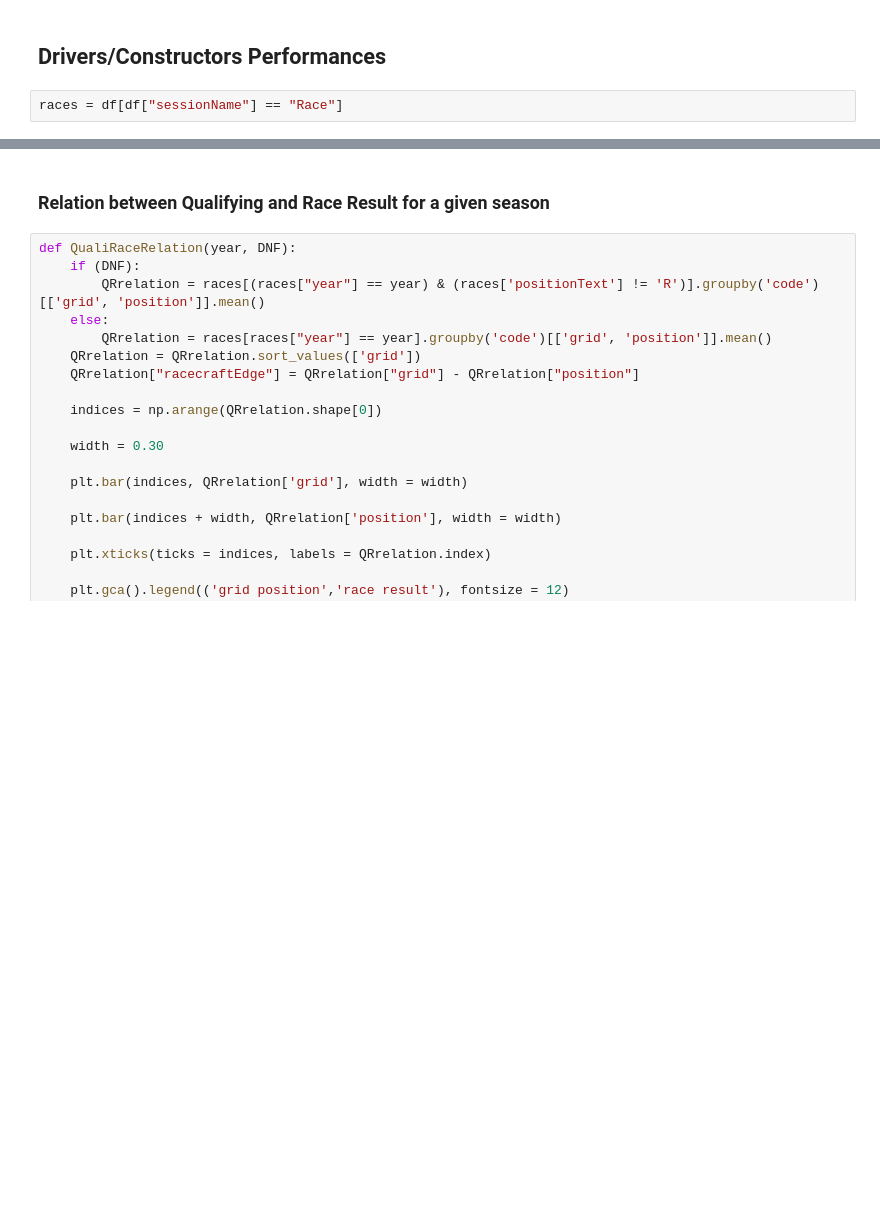
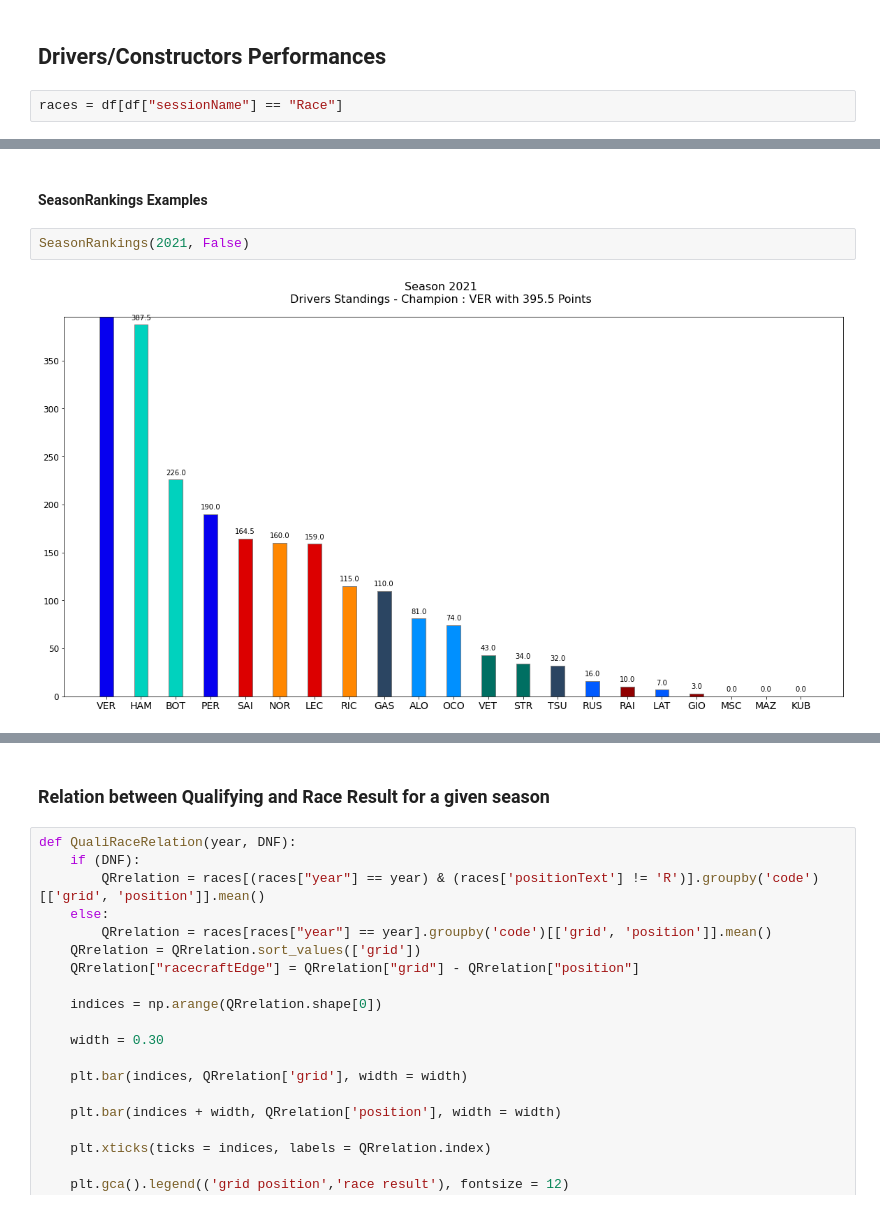
Before and after one commit to benptr/F1_ML_Prediction, a Jupyter notebook: ProjetF1_notebook/Visual analysis.ipynb, the cells around one changed output, grey strips where cells are left out. Drawn from its saved outputs; the diff is of its cells as text; blank space fills up the shorter version.

```diff
--- a/ProjetF1_notebook/Visual analysis.ipynb
+++ b/ProjetF1_notebook/Visual analysis.ipynb
@@ -405,0 +397,6 @@ SeasonRankings(2021, True)
+# %% [markdown]
+#### SeasonRankings Examples
+# %%
+SeasonRankings(2021, False)
+# %% [output]
+[figure, added]
```
Also changed, not shown: parts of 21 cells of this notebook.
